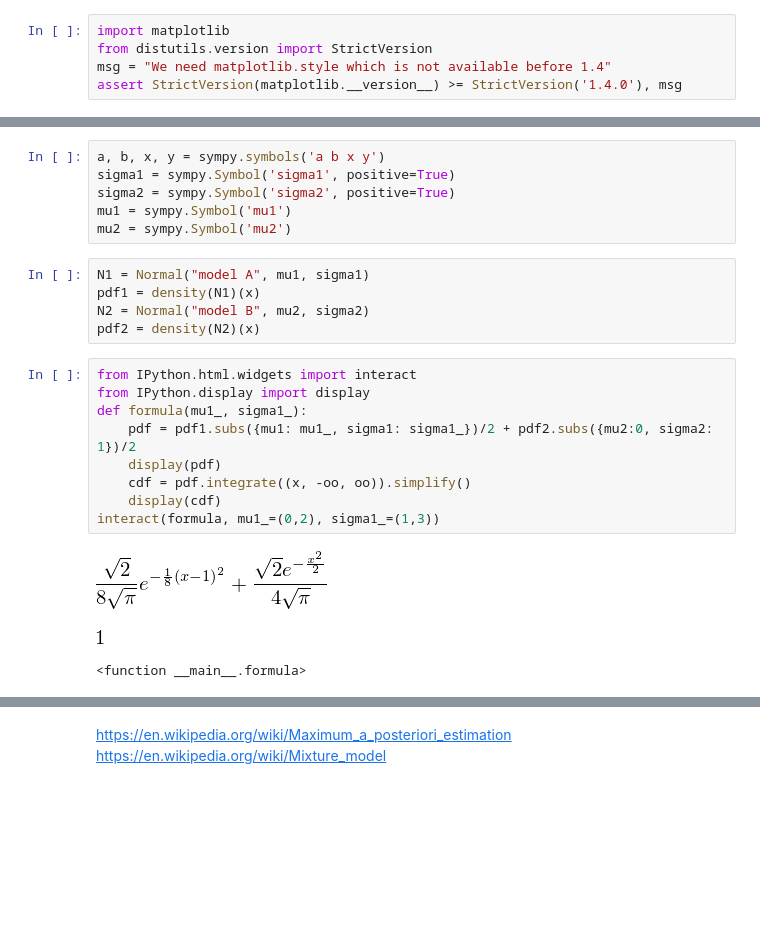
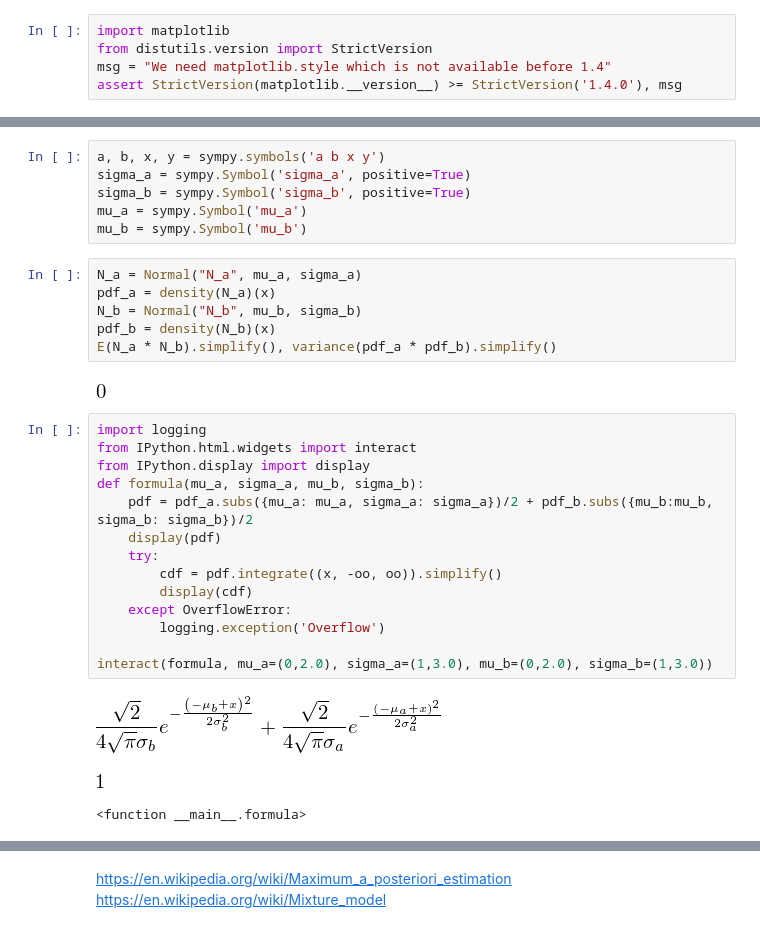
Before and after one commit to openearth/notebooks, a Jupyter notebook: modelaveraging.ipynb, the cells around one changed output, grey strips where cells are left out. Cells and saved outputs as stored; diff of their text form; blank space fills up the shorter version.

Commit message:
averging models

```diff
--- a/modelaveraging.ipynb
+++ b/modelaveraging.ipynb
@@ -68,25 +89,33 @@ plt.fill_between(x, N_post.pdf(x), facecolor='green', alpha=0.5)
 # %%
 a, b, x, y = sympy.symbols('a b x y')
-sigma1 = sympy.Symbol('sigma1', positive=True)
-sigma2 = sympy.Symbol('sigma2', positive=True)
-mu1 = sympy.Symbol('mu1')
-mu2 = sympy.Symbol('mu2')
+sigma_a = sympy.Symbol('sigma_a', positive=True)
+sigma_b = sympy.Symbol('sigma_b', positive=True)
+mu_a = sympy.Symbol('mu_a')
+mu_b = sympy.Symbol('mu_b')
-# %%
-N1 = Normal("model A", mu1, sigma1)
-pdf1 = density(N1)(x)
-N2 = Normal("model B", mu2, sigma2)
-pdf2 = density(N2)(x)
+# %%
+N_a = Normal("N_a", mu_a, sigma_a)
+pdf_a = density(N_a)(x)
+N_b = Normal("N_b", mu_b, sigma_b)
+pdf_b = density(N_b)(x)
+E(N_a * N_b).simplify(), variance(pdf_a * pdf_b).simplify()
+# %% [output]
+[figure, added]
 # %%
+import logging
 from IPython.html.widgets import interact
 from IPython.display import display
-def formula(mu1_, sigma1_):
-    pdf = pdf1.subs({mu1: mu1_, sigma1: sigma1_})/2 + pdf2.subs({mu2:0, sigma2: 1})/2
+def formula(mu_a, sigma_a, mu_b, sigma_b):
+    pdf = pdf_a.subs({mu_a: mu_a, sigma_a: sigma_a})/2 + pdf_b.subs({mu_b:mu_b, sigma_b: sigma_b})/2
     display(pdf)
-    cdf = pdf.integrate((x, -oo, oo)).simplify()
-    display(cdf)
-interact(formula, mu1_=(0,2), sigma1_=(1,3))
+    try:
+        cdf = pdf.integrate((x, -oo, oo)).simplify()
+        display(cdf)
+    except OverflowError:
+        logging.exception('Overflow')
+
+interact(formula, mu_a=(0,2.0), sigma_a=(1,3.0), mu_b=(0,2.0), sigma_b=(1,3.0))
 # %% [output]
-[figure, old version]
+[figure, new version]
 [figure]
 <function __main__.formula>
 # %%
```
Also changed, not shown: parts of 24 cells of this notebook.
